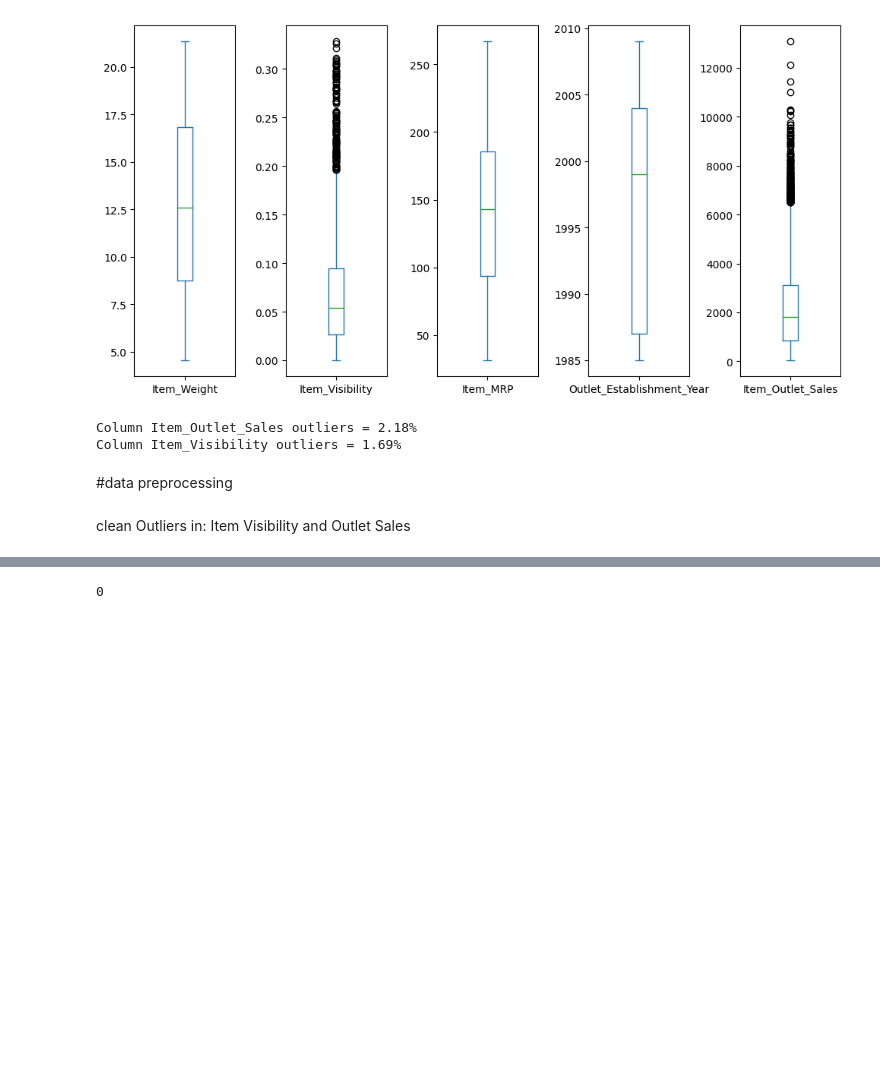
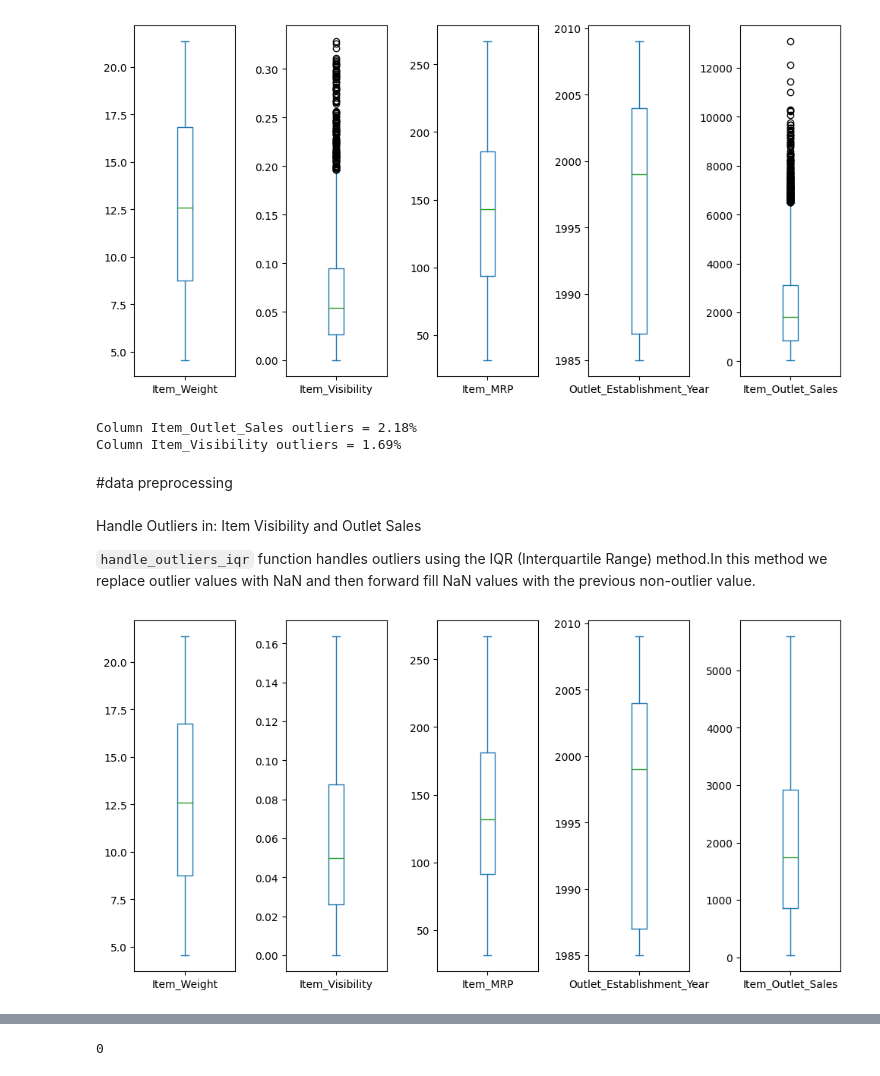
Before and after one commit to faeghe-kashani/Bigmart_sales_prediction, a Jupyter notebook: Bigmart_sales_prediction_dataset_Regression.ipynb, the cells around one changed output, grey strips where cells are left out. Saved outputs shown, nothing was run; the diff lists cells and outputs as text; code cells hidden in the pictures; blank space fills up the shorter version.

```diff
--- a/Bigmart_sales_prediction_dataset_Regression.ipynb
+++ b/Bigmart_sales_prediction_dataset_Regression.ipynb
@@ -143,6 +136,9 @@ Column Item_Outlet_Sales outliers = 2.18%
 Column Item_Visibility outliers = 1.69%
 # %% [markdown]
 #data preprocessing
-# %% [markdown]
-clean Outliers in: Item Visibility and Outlet Sales
+# %% [markdown]
+Handle Outliers in: Item Visibility and Outlet Sales
+
+
+`handle_outliers_iqr` function handles outliers using the IQR (Interquartile Range) method.In this method we replace outlier values with NaN and then forward fill NaN values with the previous non-outlier value.
 # %%
@@ -153,3 +162,8 @@ data = data[~(data['Item_Outlet_Sales'] > upper2)]
+# %%
+data.plot(kind='box', subplots=True,sharey=False,figsize=(12,6))
+plt.subplots_adjust(wspace=0.5);
+# %% [output]
+[figure, added]
 # %%
 data.isnull().sum()
 # %% [output]
```
Also changed, not shown: parts of 18 cells of this notebook.
